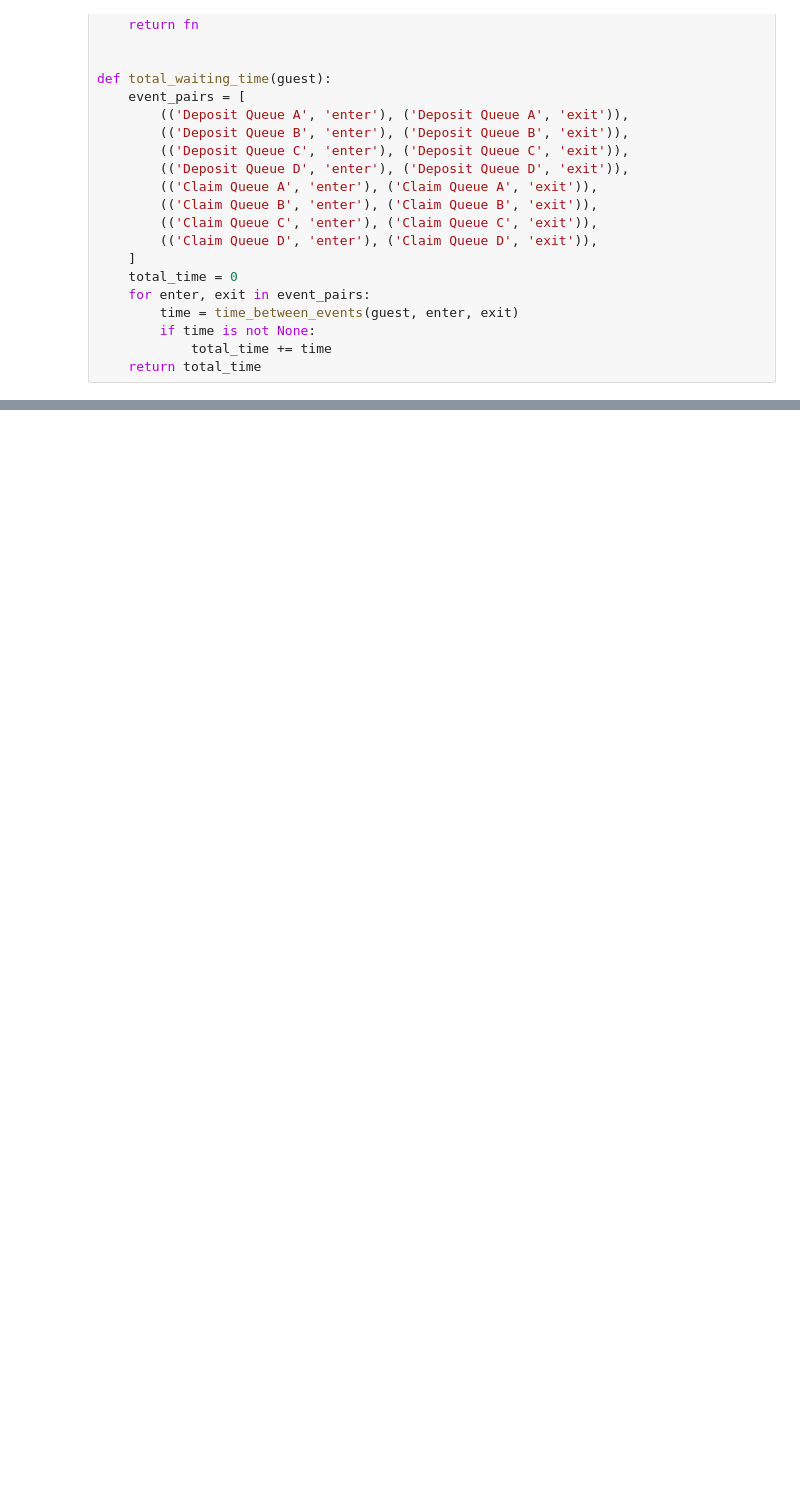
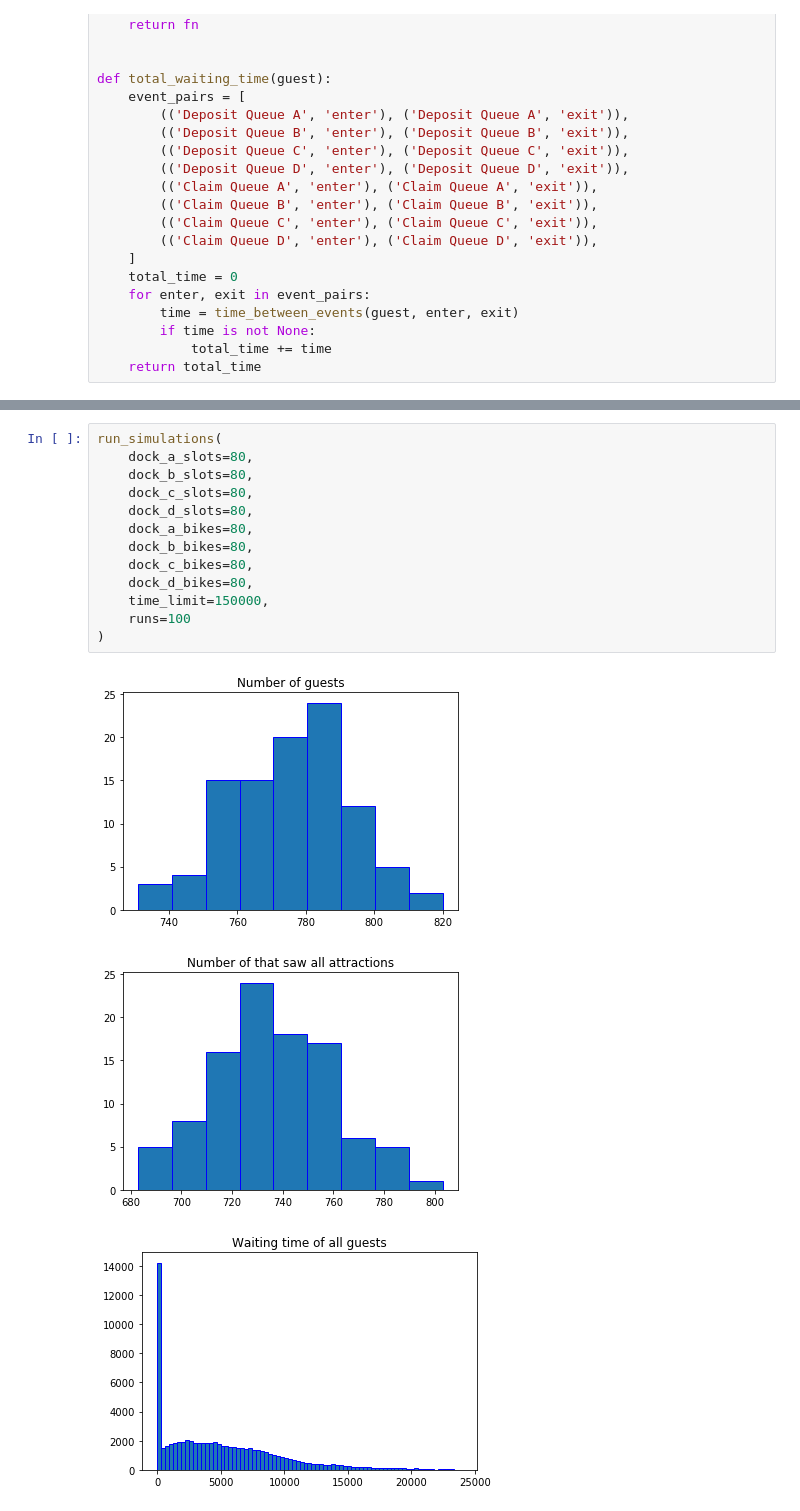
Before and after one commit to jabbawookiees/cs5233-homework, a Jupyter notebook: homework2.ipynb, the cells around one changed output, grey strips where cells are left out. Saved outputs shown, nothing was run; the diff lists cells and outputs as text; blank space fills up the shorter version.

```diff
--- a/homework2.ipynb
+++ b/homework2.ipynb
@@ -386,0 +405,17 @@ Happy guests: 161 (0.218157181572%)
+# %%
+run_simulations(
+    dock_a_slots=80,
+    dock_b_slots=80,
+    dock_c_slots=80,
+    dock_d_slots=80,
+    dock_a_bikes=80,
+    dock_b_bikes=80,
+    dock_c_bikes=80,
+    dock_d_bikes=80,
+    time_limit=150000,
+    runs=100
+)
+# %% [output]
+[figure, added]
+[figure, added]
+[figure, added]
```
Also changed, not shown: parts of 2 cells of this notebook.
